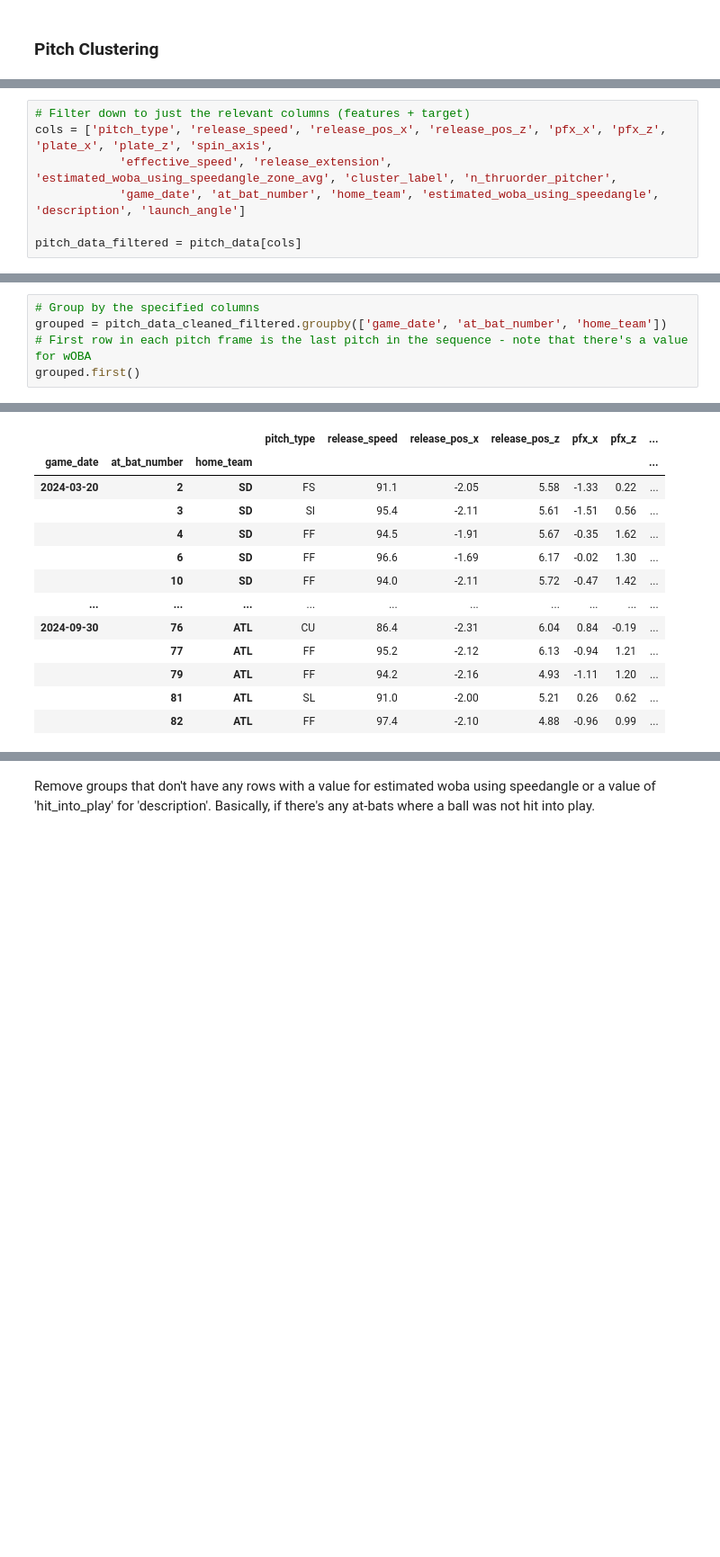
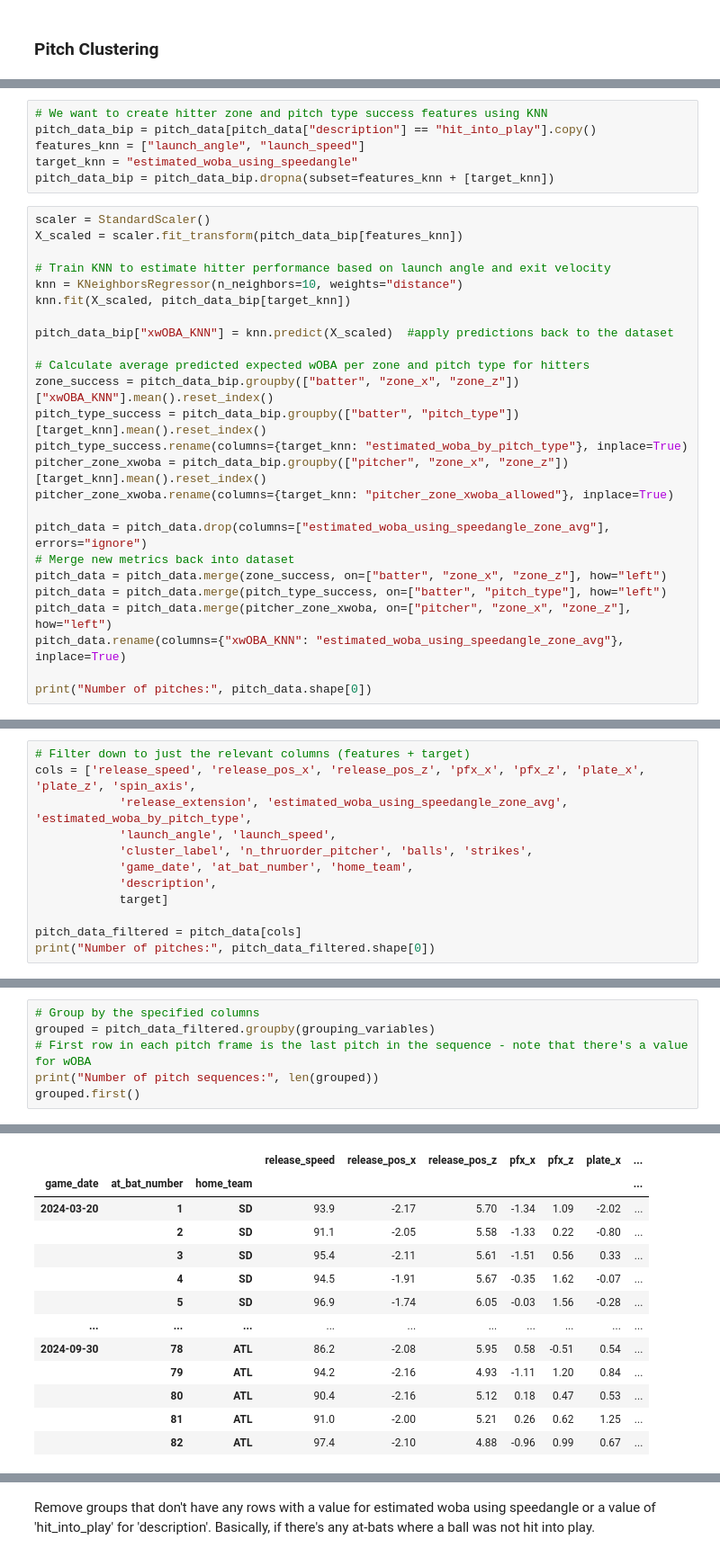
Before and after one commit to zybecker/DS-5500, a Jupyter notebook: RNN_Model/Data_preprocessing.ipynb, the cells around one changed output, grey strips where cells are left out. Shown at 90% size. Saved outputs shown, nothing was run; the diff lists cells and outputs as text; blank space fills up the shorter version.

```diff
--- a/RNN_Model/Data_preprocessing.ipynb
+++ b/RNN_Model/Data_preprocessing.ipynb
@@ -108,0 +77,31 @@ Number of pitches: 641074
+# %%
+# We want to create hitter zone and pitch type success features using KNN
+pitch_data_bip = pitch_data[pitch_data["description"] == "hit_into_play"].copy()
+features_knn = ["launch_angle", "launch_speed"]
+target_knn = "estimated_woba_using_speedangle"
+pitch_data_bip = pitch_data_bip.dropna(subset=features_knn + [target_knn])
+# %%
+scaler = StandardScaler()
+X_scaled = scaler.fit_transform(pitch_data_bip[features_knn])
+
+# Train KNN to estimate hitter performance based on launch angle and exit velocity
+knn = KNeighborsRegressor(n_neighbors=10, weights="distance")
+knn.fit(X_scaled, pitch_data_bip[target_knn])
+
+pitch_data_bip["xwOBA_KNN"] = knn.predict(X_scaled)  #apply predictions back to the dataset
+
+# Calculate average predicted expected wOBA per zone and pitch type for hitters
+zone_success = pitch_data_bip.groupby(["batter", "zone_x", "zone_z"])["xwOBA_KNN"].mean().reset_index()
+pitch_type_success = pitch_data_bip.groupby(["batter", "pitch_type"])[target_knn].mean().reset_index()
+pitch_type_success.rename(columns={target_knn: "estimated_woba_by_pitch_type"}, inplace=True)
+pitcher_zone_xwoba = pitch_data_bip.groupby(["pitcher", "zone_x", "zone_z"])[target_knn].mean().reset_index()
+pitcher_zone_xwoba.rename(columns={target_knn: "pitcher_zone_xwoba_allowed"}, inplace=True)
+
+pitch_data = pitch_data.drop(columns=["estimated_woba_using_speedangle_zone_avg"], errors="ignore")
+# Merge new metrics back into dataset
+pitch_data = pitch_data.merge(zone_success, on=["batter", "zone_x", "zone_z"], how="left")
+pitch_data = pitch_data.merge(pitch_type_success, on=["batter", "pitch_type"], how="left")
+pitch_data = pitch_data.merge(pitcher_zone_xwoba, on=["pitcher", "zone_x", "zone_z"], how="left")
+pitch_data.rename(columns={"xwOBA_KNN": "estimated_woba_using_speedangle_zone_avg"}, inplace=True)
+
+print("Number of pitches:", pitch_data.shape[0])
@@ -112,8 +118,13 @@ Number of pitches: 641074
 Removing rows and at-bats where pitch_type, release_speed, spin_axis, release_extension, and effective_speed have NA values. I made sure to remove entire at-bat sequences.
 # %%
 # Filter down to just the relevant columns (features + target)
-cols = ['pitch_type', 'release_speed', 'release_pos_x', 'release_pos_z', 'pfx_x', 'pfx_z', 'plate_x', 'plate_z', 'spin_axis',
-            'effective_speed', 'release_extension', 'estimated_woba_using_speedangle_zone_avg', 'cluster_label', 'n_thruorder_pitcher',
-            'game_date', 'at_bat_number', 'home_team', 'estimated_woba_using_speedangle', 'description', 'launch_angle']
+cols = ['release_speed', 'release_pos_x', 'release_pos_z', 'pfx_x', 'pfx_z', 'plate_x', 'plate_z', 'spin_axis',
+            'release_extension', 'estimated_woba_using_speedangle_zone_avg', 'estimated_woba_by_pitch_type',
+            'launch_angle', 'launch_speed',
+            'cluster_label', 'n_thruorder_pitcher', 'balls', 'strikes',
+            'game_date', 'at_bat_number', 'home_team',
+            'description',
+            target]
 
 pitch_data_filtered = pitch_data[cols]
+print("Number of pitches:", pitch_data_filtered.shape[0])
@@ -134,6 +133,7 @@ Group pitches into a dataframe of unique at-bats. Grouped by gate date, at bat n
 # %%
 # Group by the specified columns
-grouped = pitch_data_cleaned_filtered.groupby(['game_date', 'at_bat_number', 'home_team'])
+grouped = pitch_data_filtered.groupby(grouping_variables)
 # First row in each pitch frame is the last pitch in the sequence - note that there's a value for wOBA
+print("Number of pitch sequences:", len(grouped))
 grouped.first()
 # %% [output]
@@ -140,13 +141,13 @@ grouped.first()
-|  |  |  | pitch_type | release_speed | release_pos_x | release_pos_z | pfx_x | pfx_z | ... |
+|  |  |  | release_speed | release_pos_x | release_pos_z | pfx_x | pfx_z | plate_x | ... |
 | game_date | at_bat_number | home_team |  |  |  |  |  |  | ... |
-| 2024-03-20 | 2 | SD | FS | 91.1 | -2.05 | 5.58 | -1.33 | 0.22 | ... |
-|  | 3 | SD | SI | 95.4 | -2.11 | 5.61 | -1.51 | 0.56 | ... |
-|  | 4 | SD | FF | 94.5 | -1.91 | 5.67 | -0.35 | 1.62 | ... |
-|  | 6 | SD | FF | 96.6 | -1.69 | 6.17 | -0.02 | 1.30 | ... |
-|  | 10 | SD | FF | 94.0 | -2.11 | 5.72 | -0.47 | 1.42 | ... |
+| 2024-03-20 | 1 | SD | 93.9 | -2.17 | 5.70 | -1.34 | 1.09 | -2.02 | ... |
+|  | 2 | SD | 91.1 | -2.05 | 5.58 | -1.33 | 0.22 | -0.80 | ... |
+|  | 3 | SD | 95.4 | -2.11 | 5.61 | -1.51 | 0.56 | 0.33 | ... |
+|  | 4 | SD | 94.5 | -1.91 | 5.67 | -0.35 | 1.62 | -0.07 | ... |
+|  | 5 | SD | 96.9 | -1.74 | 6.05 | -0.03 | 1.56 | -0.28 | ... |
 | ... | ... | ... | ... | ... | ... | ... | ... | ... | ... |
-| 2024-09-30 | 76 | ATL | CU | 86.4 | -2.31 | 6.04 | 0.84 | -0.19 | ... |
-|  | 77 | ATL | FF | 95.2 | -2.12 | 6.13 | -0.94 | 1.21 | ... |
-|  | 79 | ATL | FF | 94.2 | -2.16 | 4.93 | -1.11 | 1.20 | ... |
-|  | 81 | ATL | SL | 91.0 | -2.00 | 5.21 | 0.26 | 0.62 | ... |
-|  | 82 | ATL | FF | 97.4 | -2.10 | 4.88 | -0.96 | 0.99 | ... |
+| 2024-09-30 | 78 | ATL | 86.2 | -2.08 | 5.95 | 0.58 | -0.51 | 0.54 | ... |
+|  | 79 | ATL | 94.2 | -2.16 | 4.93 | -1.11 | 1.20 | 0.84 | ... |
+|  | 80 | ATL | 90.4 | -2.16 | 5.12 | 0.18 | 0.47 | 0.53 | ... |
+|  | 81 | ATL | 91.0 | -2.00 | 5.21 | 0.26 | 0.62 | 1.25 | ... |
+|  | 82 | ATL | 97.4 | -2.10 | 4.88 | -0.96 | 0.99 | 0.67 | ... |
```
Also changed, not shown: parts of 43 cells of this notebook, 7 other files.
